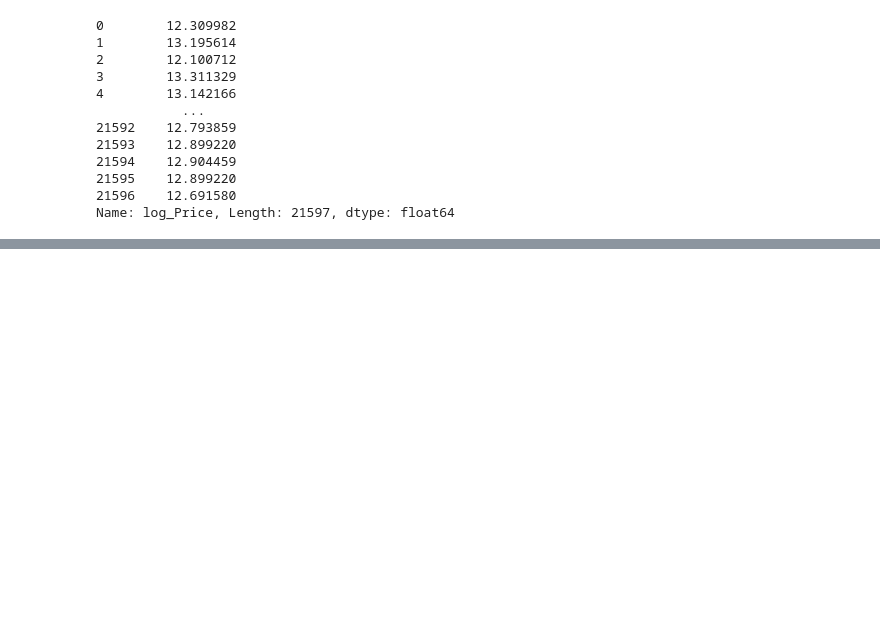
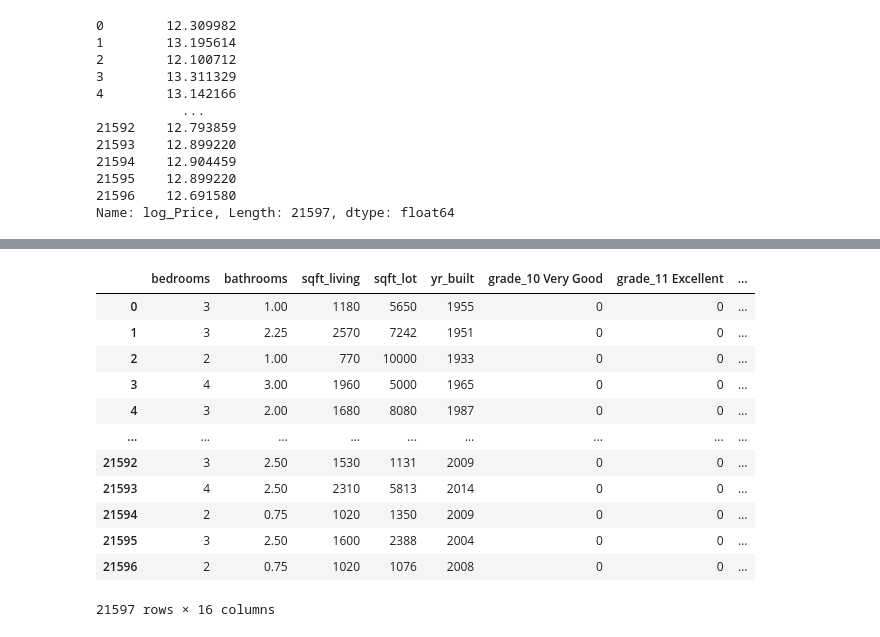
Before and after one commit to Lawez/phase-2-project-group, a Jupyter notebook: student.ipynb, the cells around one changed output, grey strips where cells are left out. Cells and saved outputs as stored; diff of their text form; code cells hidden in the pictures; blank space fills up the shorter version.

```diff
--- a/student.ipynb
+++ b/student.ipynb
@@ -861,0 +907,17 @@ strong multicollinearity or other numerical problems.
+# %%
+X_3 = data_df.drop(['id', 'price','waterfront','view','condition',], axis=1)
+X_3
+# %% [output]
+|  | bedrooms | bathrooms | sqft_living | sqft_lot | yr_built | grade_10 Very Good | grade_11 Excellent | ... |
+| 0 | 3 | 1.00 | 1180 | 5650 | 1955 | 0 | 0 | ... |
+| 1 | 3 | 2.25 | 2570 | 7242 | 1951 | 0 | 0 | ... |
+| 2 | 2 | 1.00 | 770 | 10000 | 1933 | 0 | 0 | ... |
+| 3 | 4 | 3.00 | 1960 | 5000 | 1965 | 0 | 0 | ... |
+| 4 | 3 | 2.00 | 1680 | 8080 | 1987 | 0 | 0 | ... |
+| ... | ... | ... | ... | ... | ... | ... | ... | ... |
+| 21592 | 3 | 2.50 | 1530 | 1131 | 2009 | 0 | 0 | ... |
+| 21593 | 4 | 2.50 | 2310 | 5813 | 2014 | 0 | 0 | ... |
+| 21594 | 2 | 0.75 | 1020 | 1350 | 2009 | 0 | 0 | ... |
+| 21595 | 3 | 2.50 | 1600 | 2388 | 2004 | 0 | 0 | ... |
+| 21596 | 2 | 0.75 | 1020 | 1076 | 2008 | 0 | 0 | ... |
+21597 rows × 16 columns
```
Also changed, not shown: parts of 27 cells of this notebook.
